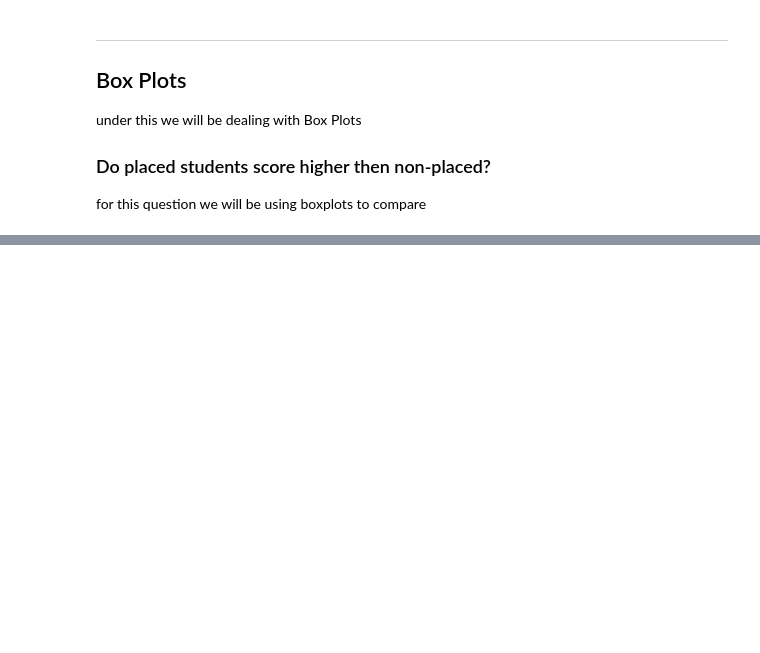
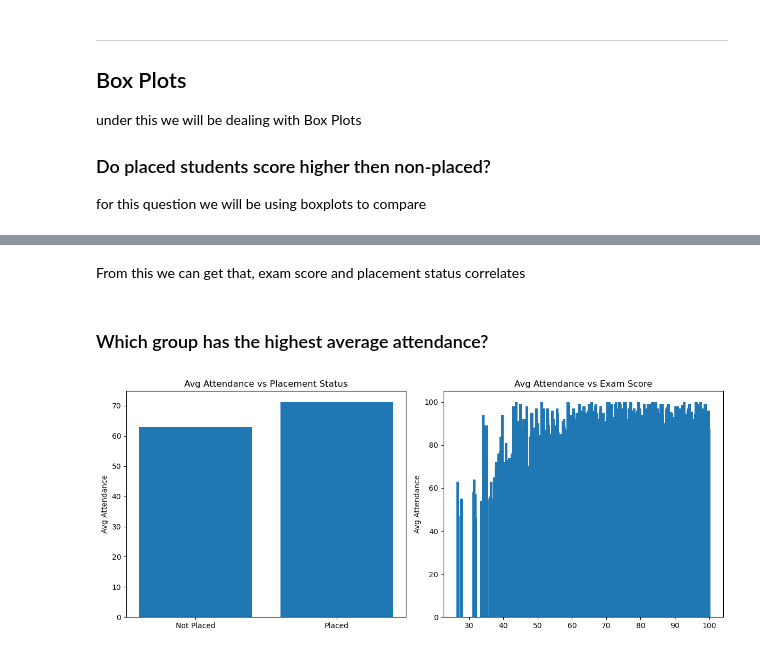
Before and after one commit to thedhawalpanchamiya/data-visualization, a Jupyter notebook: Mathplotlib_work.ipynb, the cells around one changed output, grey strips where cells are left out. Drawn from its saved outputs; the diff is of its cells as text; code cells hidden in the pictures; blank space fills up the shorter version.

```diff
--- a/Mathplotlib_work.ipynb
+++ b/Mathplotlib_work.ipynb
@@ -137,0 +191,27 @@ KeyError: 'Placement'
+# %% [markdown]
+From this we can get that, exam score and placement status correlates
+# %% [markdown]
+### Which group has the highest average attendance?
+# %%
+placedata = data.groupby("placement_status")["attendance"].mean()
+
+scoredata = data.groupby("exam_score")["attendance"].mean()
+# %%
+plt.figure(figsize=(12,5))
+
+plt.subplot(1,2,1)
+plt.bar(placedata.index, placedata.values)
+
+plt.ylabel("Avg Attendance")
+plt.title("Avg Attendance vs Placement Status")
+
+plt.subplot(1,2,2)
+plt.bar(scoredata.index, scoredata.values)
+
+plt.ylabel("Avg Attendance")
+plt.title("Avg Attendance vs Exam Score")
+
+plt.tight_layout()
+plt.show()
+# %% [output]
+[figure, added]
```
Also changed, not shown: parts of 13 cells of this notebook.
